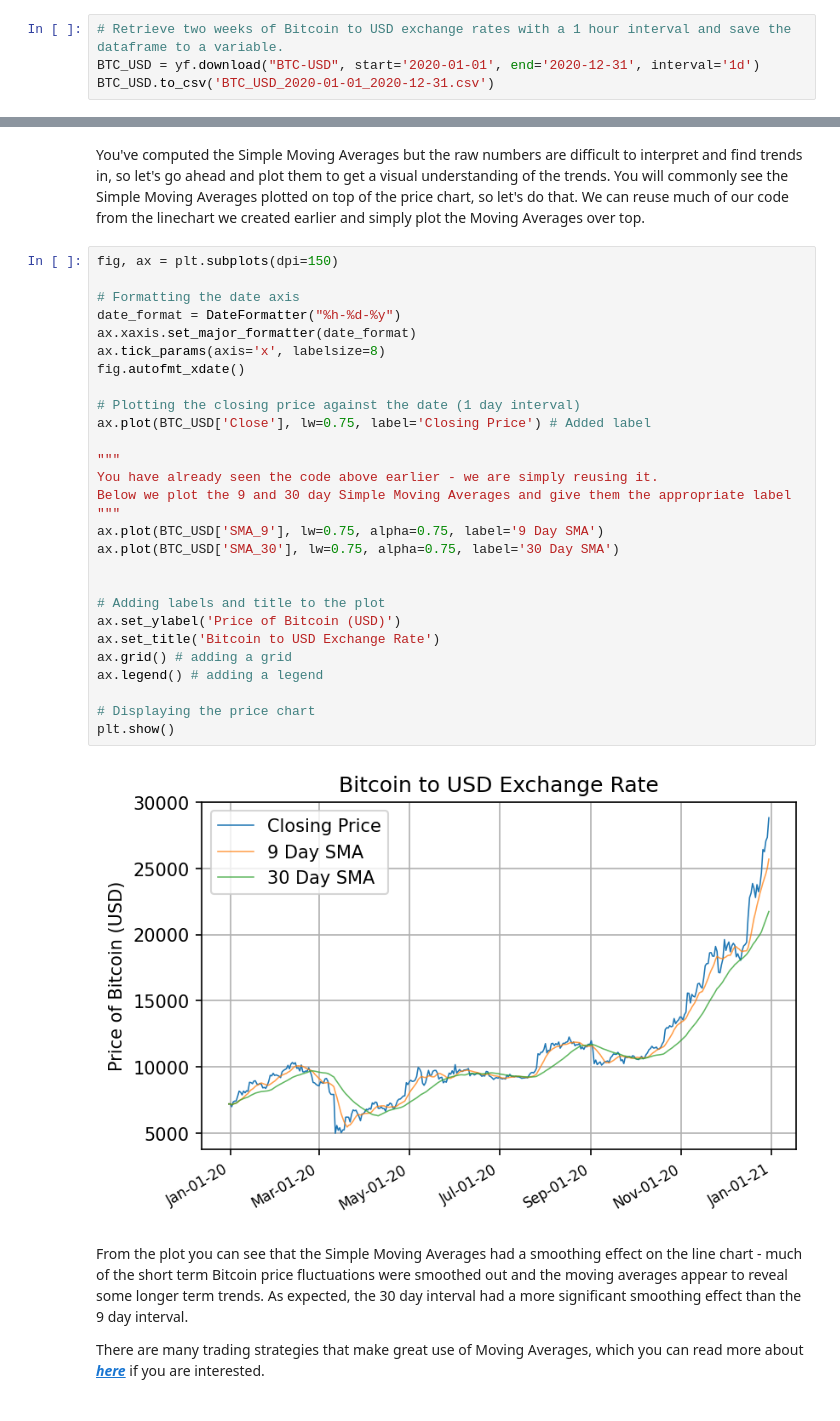
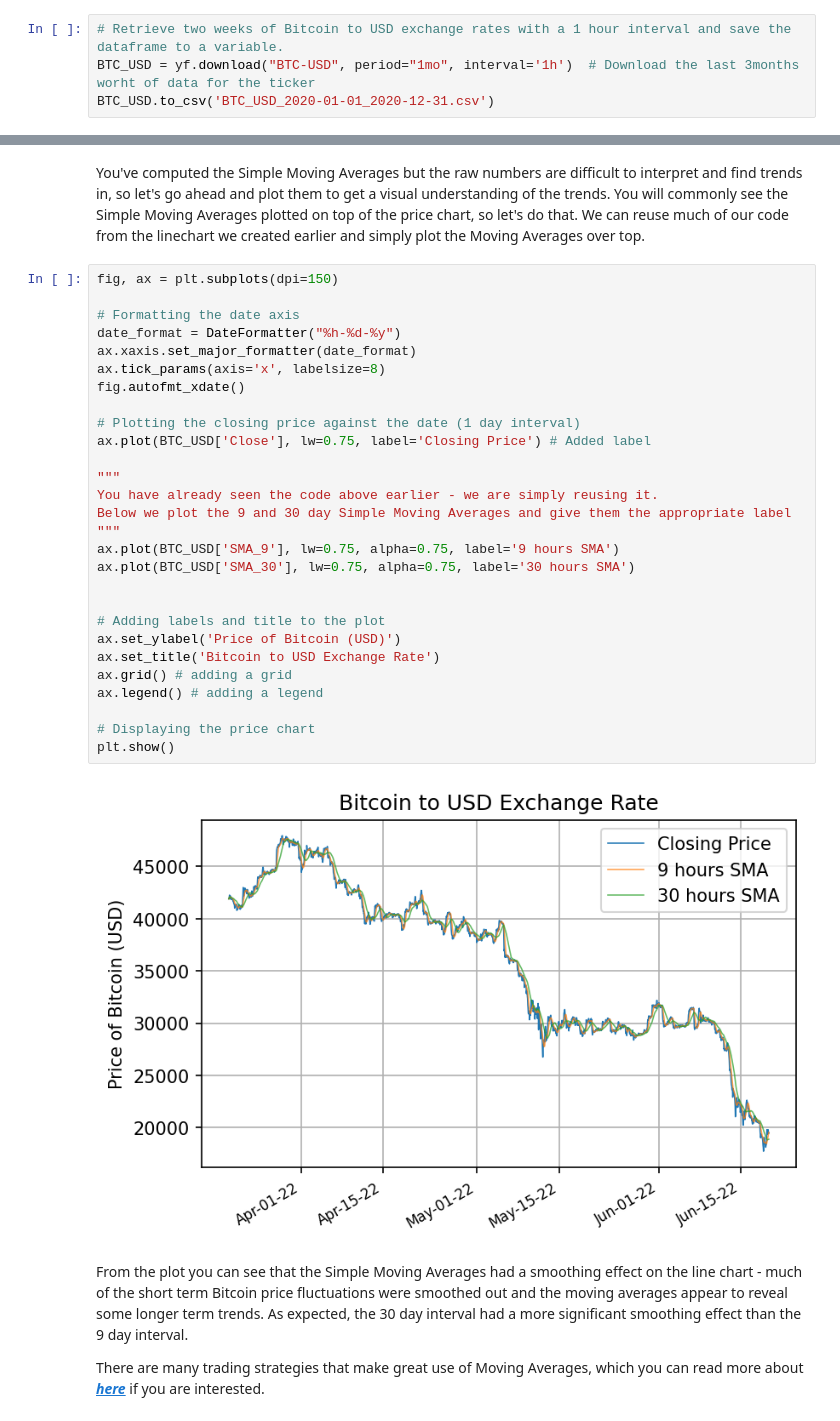
Before and after one commit to mashateayoub/GPXX0PICEN, a Jupyter notebook: doc/CryptoTradingAlgo.ipynb, the cells around one changed output, grey strips where cells are left out. Cells and saved outputs as stored; diff of their text form.

```diff
--- a/doc/CryptoTradingAlgo.ipynb
+++ b/doc/CryptoTradingAlgo.ipynb
@@ -57,7 +57,7 @@ from matplotlib.dates import DateFormatter
 The yfinance library has a built-in method for retrieving historical market data. Let's use this to get the exchange rate of Bitcoin to US Dollars over the year of 2020. We use the `download()` method, passing in the ticker we're interested in ("BTC-USD"), the start and end dates, and the time interval between datapoints. Let's use a 1 day interval.
 # %%
 # Retrieve two weeks of Bitcoin to USD exchange rates with a 1 hour interval and save the dataframe to a variable.
-BTC_USD = yf.download("BTC-USD", start='2020-01-01', end='2020-12-31', interval='1d')
+BTC_USD = yf.download("BTC-USD", period="1mo", interval='1h')  # Download the last 3months worht of data for the ticker
 BTC_USD.to_csv('BTC_USD_2020-01-01_2020-12-31.csv')
 # %% [output]
 [*********************100%***********************]  1 of 1 completed
@@ -184,33 +182,33 @@ You've computed the Simple Moving Averages but the raw numbers are difficult to
 # %%
 fig, ax = plt.subplots(dpi=150)
 
 # Formatting the date axis
 date_format = DateFormatter("%h-%d-%y")
 ax.xaxis.set_major_formatter(date_format)
 ax.tick_params(axis='x', labelsize=8)
 fig.autofmt_xdate()
 
 # Plotting the closing price against the date (1 day interval)
 ax.plot(BTC_USD['Close'], lw=0.75, label='Closing Price') # Added label
 
 """
 You have already seen the code above earlier - we are simply reusing it.
 Below we plot the 9 and 30 day Simple Moving Averages and give them the appropriate label
 """
-ax.plot(BTC_USD['SMA_9'], lw=0.75, alpha=0.75, label='9 Day SMA')
-ax.plot(BTC_USD['SMA_30'], lw=0.75, alpha=0.75, label='30 Day SMA')
+ax.plot(BTC_USD['SMA_9'], lw=0.75, alpha=0.75, label='9 hours SMA')
+ax.plot(BTC_USD['SMA_30'], lw=0.75, alpha=0.75, label='30 hours SMA')
 
 
 # Adding labels and title to the plot
 ax.set_ylabel('Price of Bitcoin (USD)')
 ax.set_title('Bitcoin to USD Exchange Rate')
 ax.grid() # adding a grid
 ax.legend() # adding a legend
 
 # Displaying the price chart
 plt.show()
 # %% [output]
-[figure, old version]
+[figure, new version]
 # %% [markdown]
 From the plot you can see that the Simple Moving Averages had a smoothing effect on the line chart - much of the short term Bitcoin price fluctuations were smoothed out and the moving averages appear to reveal some longer term trends. As expected, the 30 day interval had a more significant smoothing effect than the 9 day interval.
 
```
Also changed, not shown: parts of 10 cells of this notebook, 2 other files.
